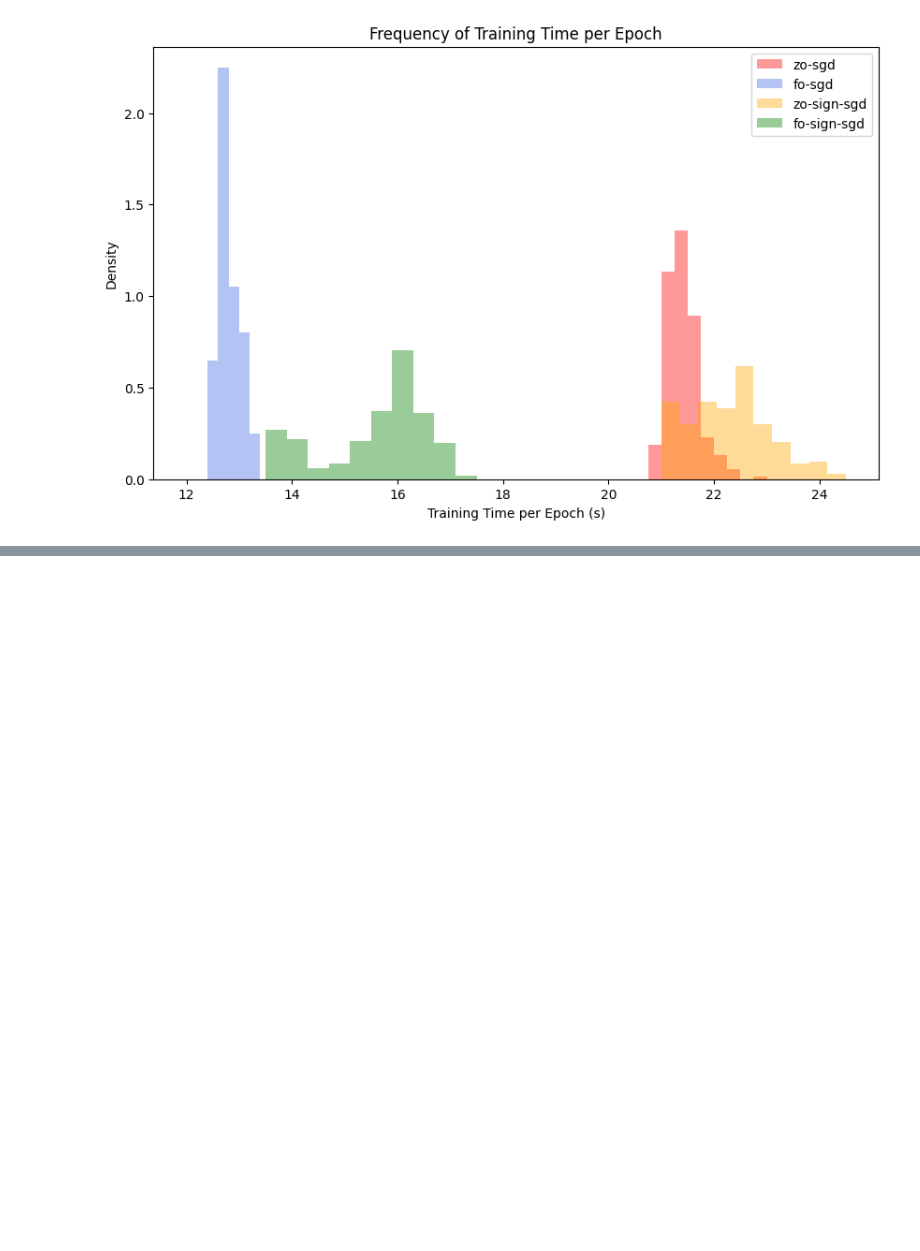
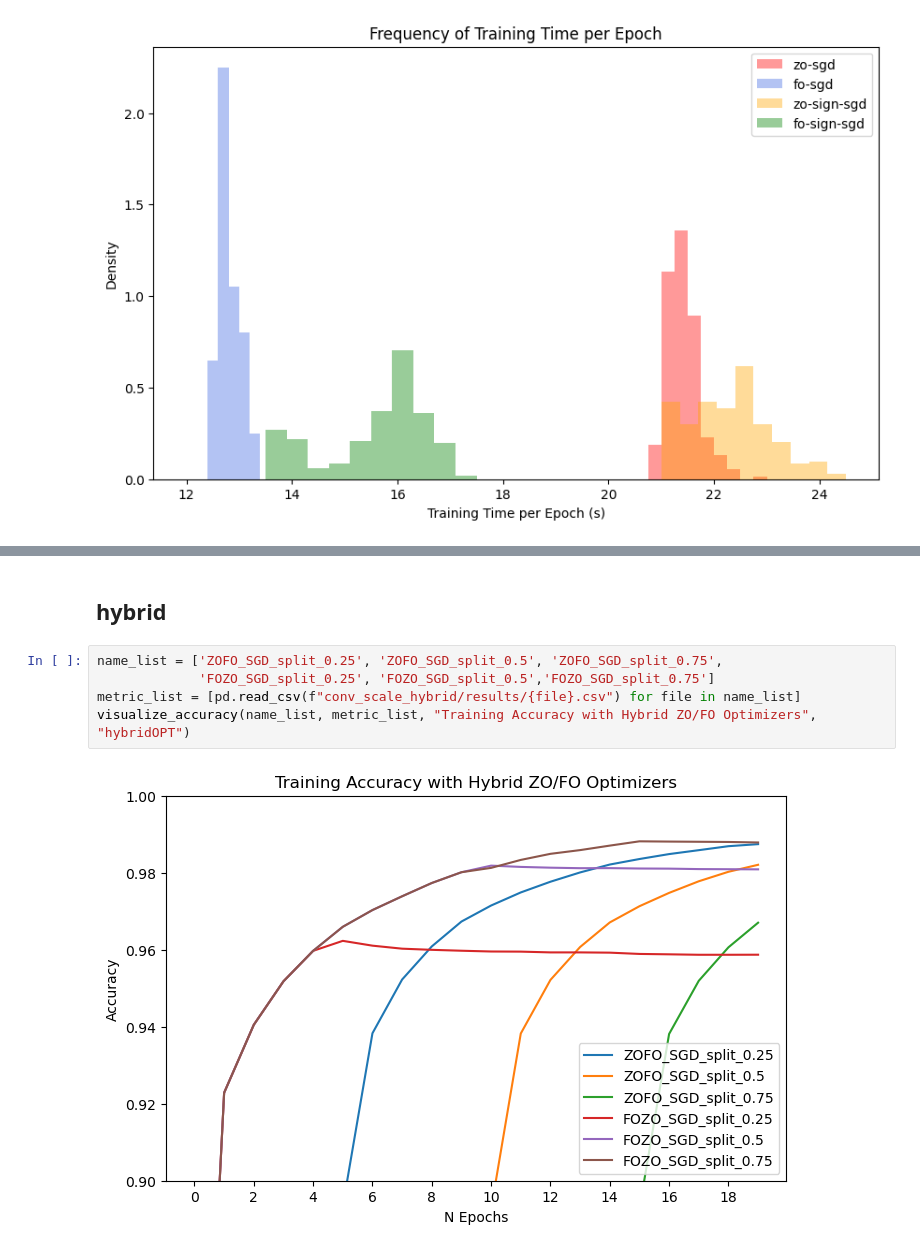
Before and after one commit to Ivonne320/ZO-SGD_vs_FO-SGD, a Jupyter notebook: data_analysis.ipynb, the cells around one changed output, grey strips where cells are left out. Cells and saved outputs as stored; diff of their text form; blank space fills up the shorter version.

```diff
--- a/data_analysis.ipynb
+++ b/data_analysis.ipynb
@@ -323,0 +364,9 @@ plt.show()
+# %% [markdown]
+## hybrid
+# %%
+name_list = ['ZOFO_SGD_split_0.25', 'ZOFO_SGD_split_0.5', 'ZOFO_SGD_split_0.75',
+             'FOZO_SGD_split_0.25', 'FOZO_SGD_split_0.5','FOZO_SGD_split_0.75']
+metric_list = [pd.read_csv(f"conv_scale_hybrid/results/{file}.csv") for file in name_list]
+visualize_accuracy(name_list, metric_list, "Training Accuracy with Hybrid ZO/FO Optimizers", "hybridOPT")
+# %% [output]
+[figure, added]
```
Also changed, not shown: parts of 3 cells of this notebook, 2 other files.
